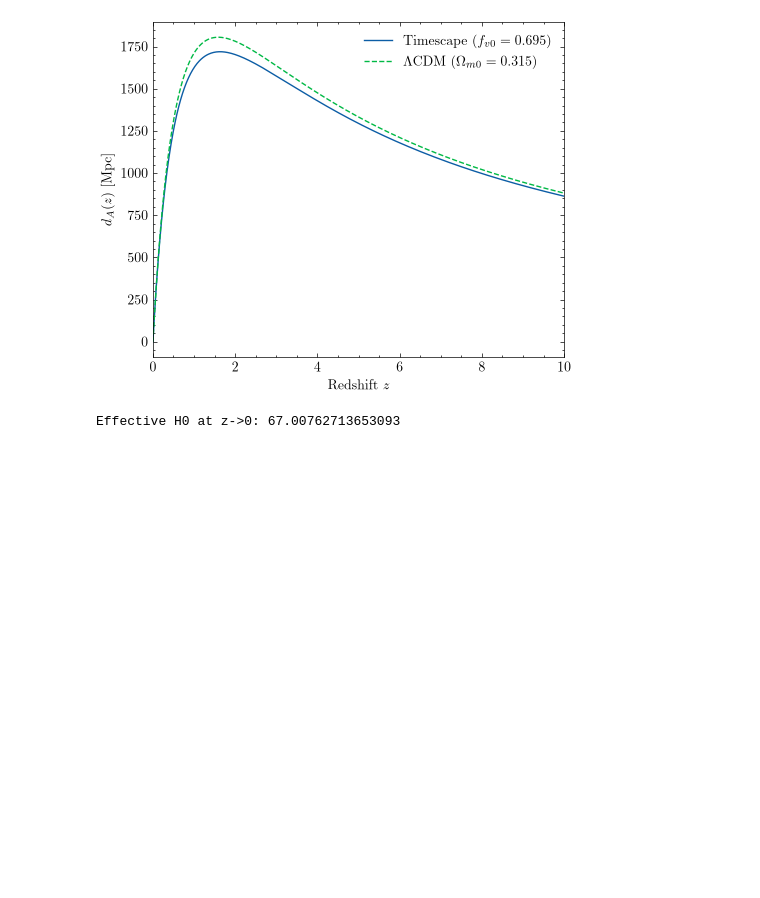
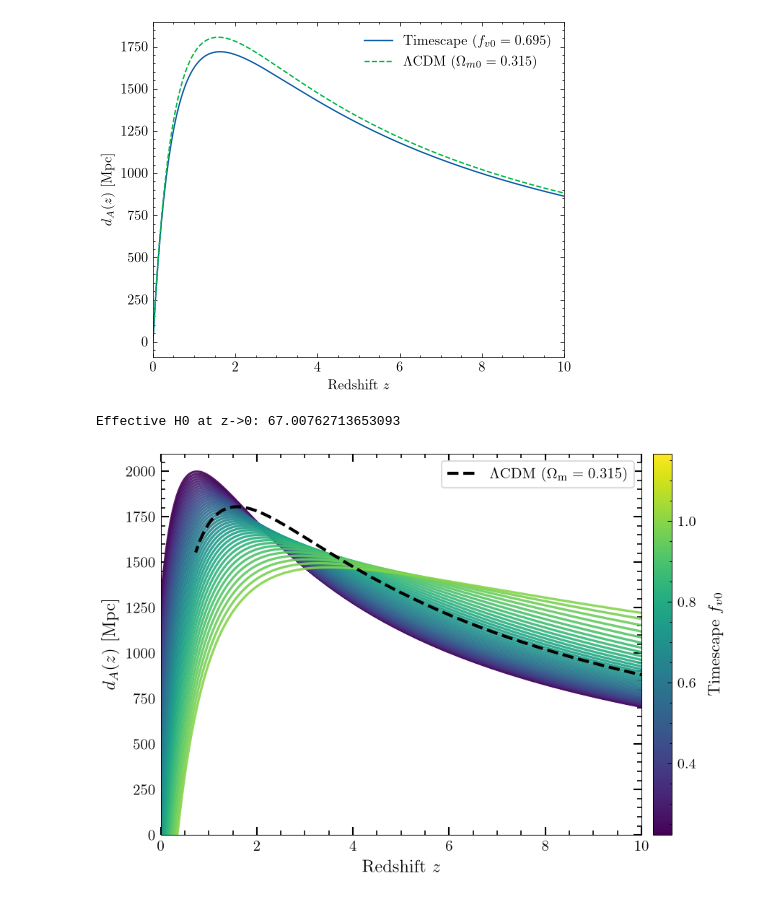
Before and after one commit to vPedreros/timescape, a Jupyter notebook: notebooks/distances.ipynb, the cells around one changed output. Drawn from its saved outputs; the diff is of its cells as text; code cells hidden in the pictures; blank space fills up the shorter version.

Commit message:
plotting more curves

```diff
--- a/notebooks/distances.ipynb
+++ b/notebooks/distances.ipynb
@@ -10,6 +10,7 @@ plt.style.use(['science'])
 c = 299792.458   # km / s
 H0 = 67       # km / s / Mpc
 fv0 = 0.695
+Omm = 0.315
 # %%
 def H_bar_0(fv0, H_0):
     return 2 * (2 + fv0) * H_0 / (4 *fv0**2 + fv0 + 4)
@@ -52,36 +68,24 @@ ax.plot(z_of_t(tt, fv0, H0), tt)
 [figure]
 # %%
 
-# 1. Sample volume-average time t from early universe up to t_present
-# Using logspace gives smooth resolution across both low z and high z (up to z ~ 120)
 tt = np.geomspace(1e-4 * t_present, t_present, 1000)
-
 z_ts = z_of_t(tt, fv0, H0)
 dA_ts = angular_diameter_distance(tt, t_present, fv0, H0)  # In Mpc
 
-# 2. Compute Flat LCDM angular diameter distance for comparison (Omega_m0 = 0.315)
-Omega_m0 = 0.315
-def dA_lcdm(z_array, H0, Omega_m0):
-    dA_list = []
-    for z in z_array:
-        integrand = lambda zp: 1.0 / np.sqrt(Omega_m0 * (1 + zp)**3 + (1 - Omega_m0))
-        dc, _ = quad(integrand, 0, z)
-        dA_list.append((c / H0) * dc / (1 + z))
-    return np.array(dA_list)
-
-dA_lcdm_vals = dA_lcdm(z_ts, H0, Omega_m0)
+dA_lcdm_vals = [angular_diameter_distance_lcdm(z, H0, Omm) for z in z_ts]
 
 # 3. Plot d_A(z) for z in [0, 10] and the full range up to z ~ 120
 fig, ax1 = plt.subplots(figsize=(5, 4))
 
 # Left panel: Low-to-intermediate redshift (shows the turnaround peak at z ~ 1.6)
 ax1.plot(z_ts, dA_ts, label=f'Timescape ($f_{{v0}}={fv0}$)')
-ax1.plot(z_ts, dA_lcdm_vals, '--', label=f'$\\Lambda$CDM ($\\Omega_{{m0}}={Omega_m0}$)')
+ax1.plot(z_ts, dA_lcdm_vals, '--', label=f'$\\Lambda$CDM ($\\Omega_{{m0}}={Omm}$)')
 ax1.set_xlim(0, 10)
 ax1.set_xlabel('Redshift $z$')
 ax1.set_ylabel('$d_A(z)$ [Mpc]')
 ax1.legend()
 
+fig.savefig('../imgs/DA.pdf', bbox_inches='tight')
 plt.tight_layout()
 plt.show()
 # %% [output]
@@ -91,3 +95,69 @@ t_near = 0.9999 * t_present
 print("Effective H0 at z->0:", c * z_of_t(t_near, fv0, H0) / angular_diameter_distance(t_near, t_present, fv0, H0))
 # %% [output]
 Effective H0 at z->0: 67.00762713653093
+# %%
+import matplotlib as mpl
+from matplotlib.ticker import AutoMinorLocator
+fv0 = 0.695
+# 1. Sample volume-average time t from early universe up to t_present
+# Using logspace gives smooth resolution across both low z and high z (up to z ~ 120)
+tt = np.geomspace(1e-4 * t_present, t_present, 1000)
+fv0_vals = np.linspace(fv0*0.32, fv0*1.68, 50)
+
+fig, ax1 = plt.subplots(figsize=(6.2, 4.2), dpi=150)
+
+cmap = plt.cm.viridis
+norm = mpl.colors.Normalize(vmin=fv0_vals.min(), vmax=fv0_vals.max())
+
+for fv0 in fv0_vals:
+    z_ts = z_of_t(tt, fv0, H0)
+    dA_ts = angular_diameter_distance(tt, t_present, fv0, H0)  # In Mpc
+
+    # 2. Compute Flat LCDM angular diameter distance for comparison (Omega_m0 = 0.315)
+    Omega_m0 = 0.315
+    def dA_lcdm(z_array, H0, Omega_m0):
+        dA_list = []
+        for z in z_array:
+            integrand = lambda zp: 1.0 / np.sqrt(Omega_m0 * (1 + zp)**3 + (1 - Omega_m0))
+            dc, _ = quad(integrand, 0, z)
+            dA_list.append((c / H0) * dc / (1 + z))
+        return np.array(dA_list)
+
+    dA_lcdm_vals = dA_lcdm(z_ts, H0, Omega_m0)
+
+    # 3. Plot d_A(z) for z in [0, 10] and the full range up to z ~ 120
+
+    # Left panel: Low-to-intermediate redshift (shows the turnaround peak at z ~ 1.6)
+    ax1.plot(z_ts, dA_ts, color=cmap(norm(fv0)), lw=1.6, alpha=0.9)
+
+ax1.plot(z_ts, dA_lcdm_vals, color='black', ls='--', lw=2.0, zorder=10,
+         label=f'$\\Lambda$CDM ($\\Omega_{{\\rm m}}={Omega_m0}$)')
+
+# Colorbar for Timescape f_v0 values
+sm = mpl.cm.ScalarMappable(cmap=cmap, norm=norm)
+sm.set_array([])
+cbar = fig.colorbar(sm, ax=ax1, pad=0.02)
+cbar.set_label(r'Timescape $f_{v0}$', fontsize=11, labelpad=8)
+cbar.ax.tick_params(labelsize=9.5)
+
+# Axes limits, labels, ticks, and grid
+ax1.set_xlim(0, 10)
+ax1.set_ylim(bottom=0)
+ax1.set_xlabel('Redshift $z$', fontsize=12)
+ax1.set_ylabel('$d_A(z)$ [Mpc]', fontsize=12)
+
+ax1.xaxis.set_minor_locator(AutoMinorLocator())
+ax1.yaxis.set_minor_locator(AutoMinorLocator())
+ax1.tick_params(which='both', direction='in', top=True, right=True, labelsize=10)
+ax1.tick_params(which='major', length=5.5, width=1.0)
+ax1.tick_params(which='minor', length=3.0, width=0.8)
+
+# ax1.grid(True, which='major', ls=':', lw=0.7, alpha=0.45)
+ax1.legend(frameon=True, facecolor='white', framealpha=0.9,
+           edgecolor='0.85', fontsize=10, loc='upper right')
+
+# fig.savefig('../imgs/DA.pdf', bbox_inches='tight')
+plt.tight_layout()
+plt.show()
+# %% [output]
+[figure, added]
```
Also changed, not shown: parts of 1 cell of this notebook, 1 other file.
